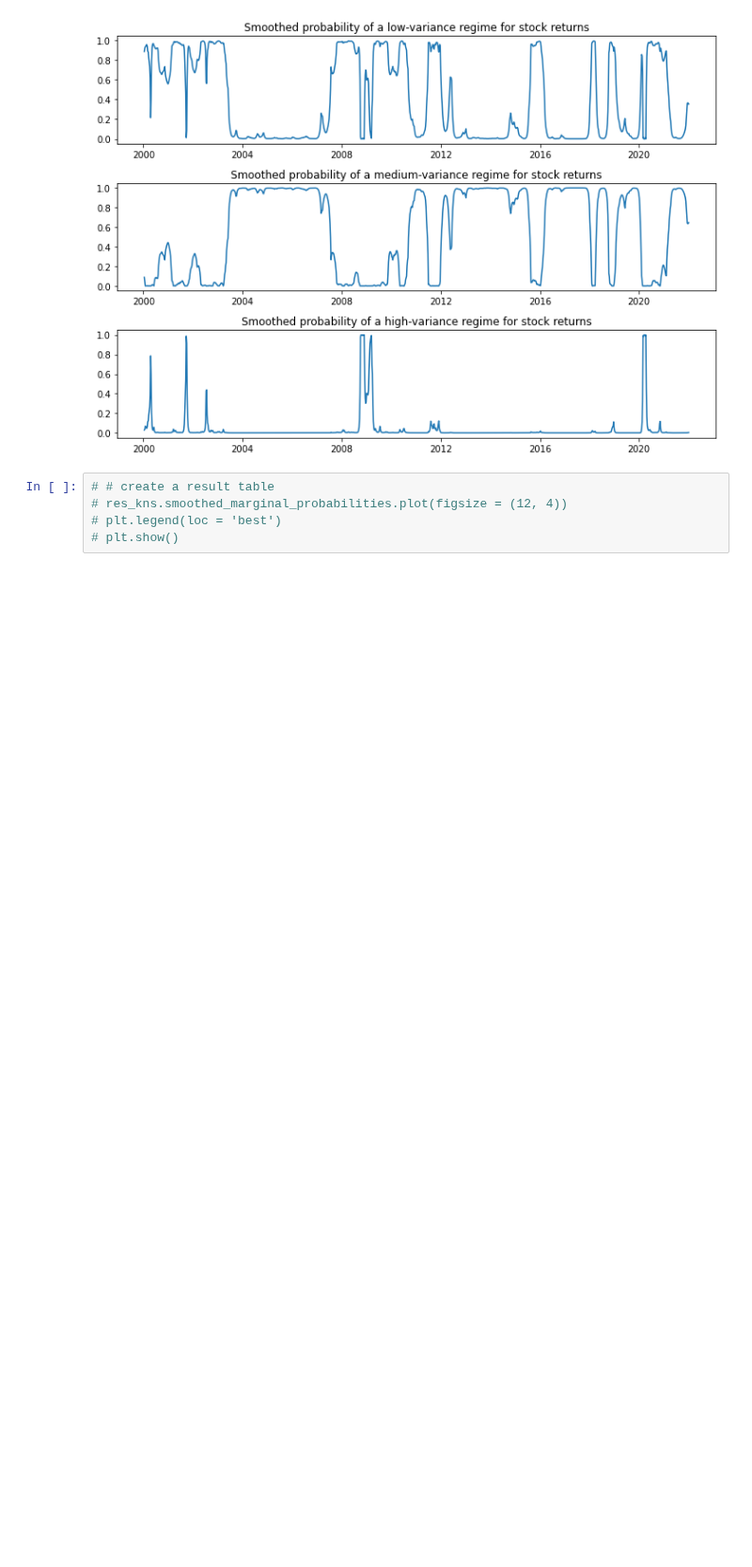
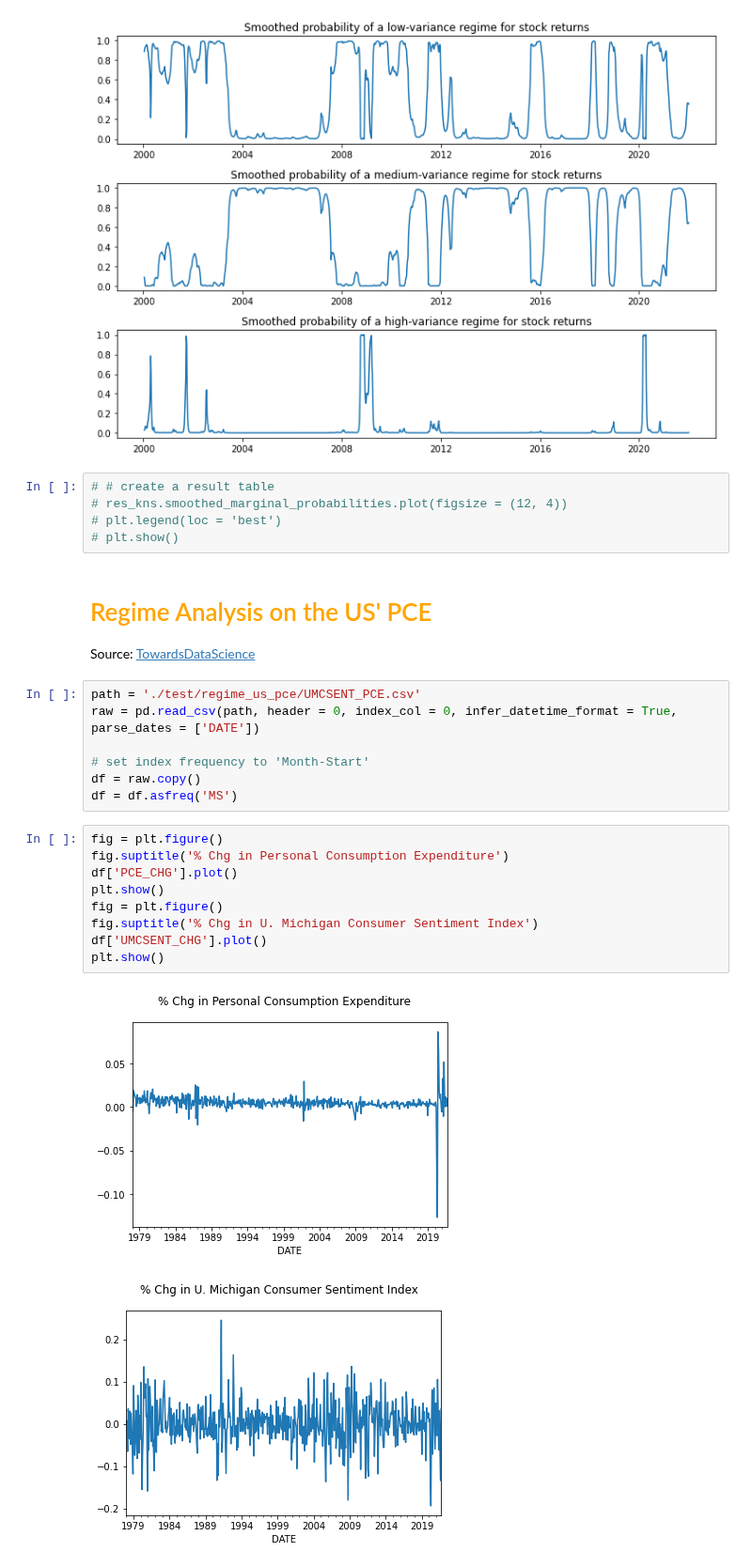
Before and after one commit to pasinsiri/quant-investment, a Jupyter notebook: regime_analysis.ipynb, the cells around one changed output. Shown at 94% size. Cells and saved outputs as stored; diff of their text form; blank space fills up the shorter version.

```diff
--- a/regime_analysis.ipynb
+++ b/regime_analysis.ipynb
@@ -108,3 +108,25 @@ fig.tight_layout()
 # res_kns.smoothed_marginal_probabilities.plot(figsize = (12, 4))
 # plt.legend(loc = 'best')
 # plt.show()
+# %% [markdown]
+<h1 style="color:orange">Regime Analysis on the US' PCE</h1>
+<p>Source: <a href="https://towardsdatascience.com/a-worms-eye-view-of-the-markov-switching-dynamic-regression-model-2fb706ba69f3">TowardsDataScience</a></p>
+# %%
+path = './test/regime_us_pce/UMCSENT_PCE.csv'
+raw = pd.read_csv(path, header = 0, index_col = 0, infer_datetime_format = True, parse_dates = ['DATE'])
+
+# set index frequency to 'Month-Start'
+df = raw.copy()
+df = df.asfreq('MS')
+# %%
+fig = plt.figure()
+fig.suptitle('% Chg in Personal Consumption Expenditure')
+df['PCE_CHG'].plot()
+plt.show()
+fig = plt.figure()
+fig.suptitle('% Chg in U. Michigan Consumer Sentiment Index')
+df['UMCSENT_CHG'].plot()
+plt.show()
+# %% [output]
+[figure, added]
+[figure, added]
```
Also changed, not shown: parts of 3 cells of this notebook, 5 other files.
